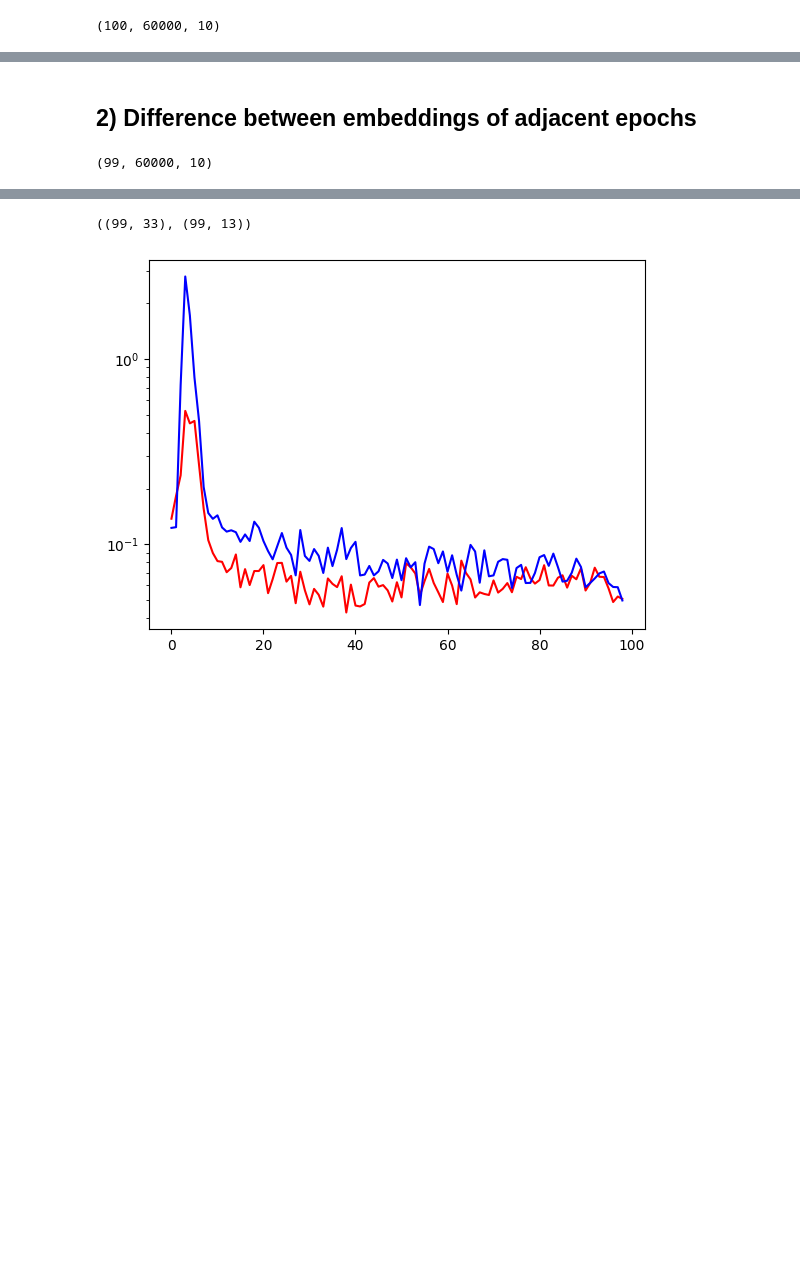
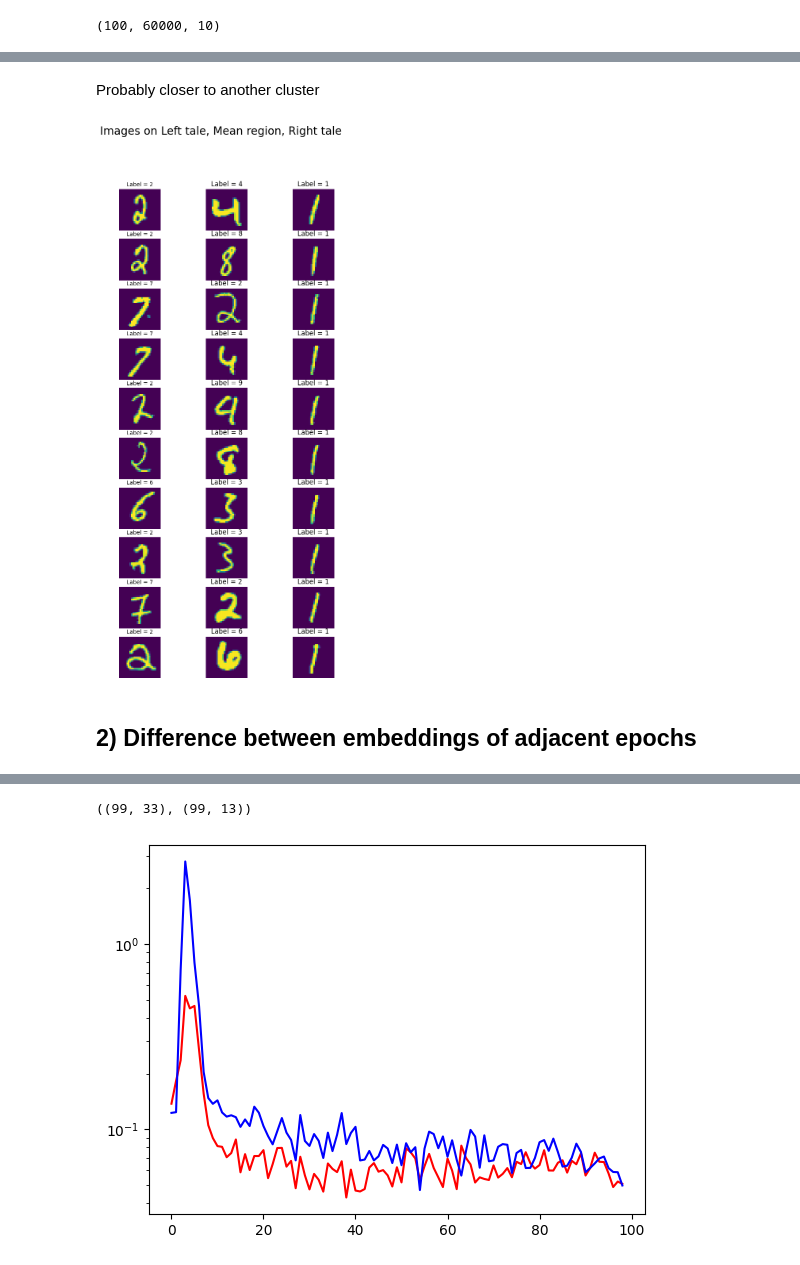
Before and after one commit to shallex/Team12_ML24, a Jupyter notebook: ssl-ae/ae-bottleneck_logits-analysis.ipynb, the cells around one changed output, grey strips where cells are left out. Drawn from its saved outputs; the diff is of its cells as text; code cells hidden in the pictures; blank space fills up the shorter version.

```diff
--- a/ssl-ae/ae-bottleneck_logits-analysis.ipynb
+++ b/ssl-ae/ae-bottleneck_logits-analysis.ipynb
@@ -25,2 +63,27 @@ data.shape
+# %% [markdown]
+Probably closer to another cluster
+# %%
+f, axes = plt.subplots(10, 3, figsize=(8,16))
+
+for i, sample_id in enumerate(range(min(mask_use.sum(), 10))):
+    ax_row = axes[i]
+
+    ax_row[0].imshow(train_img[left_tale_mask][sample_id])
+    ax_row[0].set_title(f"Label = {train_labels[left_tale_mask][sample_id]}", fontsize=10)
+
+    ax_row[1].imshow(train_img[mean_region_mask][sample_id])
+    ax_row[1].set_title(f"Label = {train_labels[mean_region_mask][sample_id]}")
+
+    ax_row[2].imshow(train_img[right_tale_mask][sample_id])
+    ax_row[2].set_title(f"Label = {train_labels[right_tale_mask][sample_id]}")
+
+
+f.suptitle('Images on Left tale, Mean region, Right tale ', fontsize=20)
+for ax in axes.ravel():
+    ax.set_axis_off()
+
+plt.show()
+# %% [output]
+[figure, added]
 # %% [markdown]
 ## 2) Difference between embeddings of adjacent epochs
@@ -39,4 +101,0 @@ dif = data[1:] - data[:-1]
-# %%
-dif.shape
-# %% [output]
-(99, 60000, 10)
```
Also changed, not shown: parts of 31 cells of this notebook, 1 other file.
